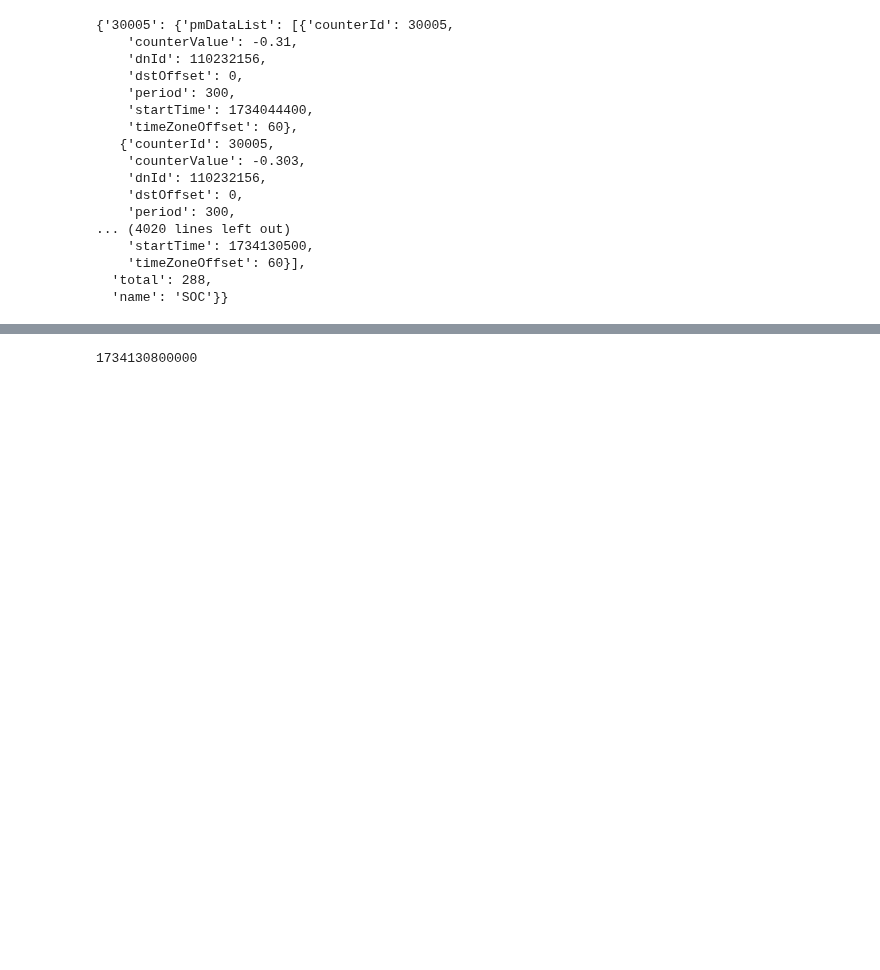
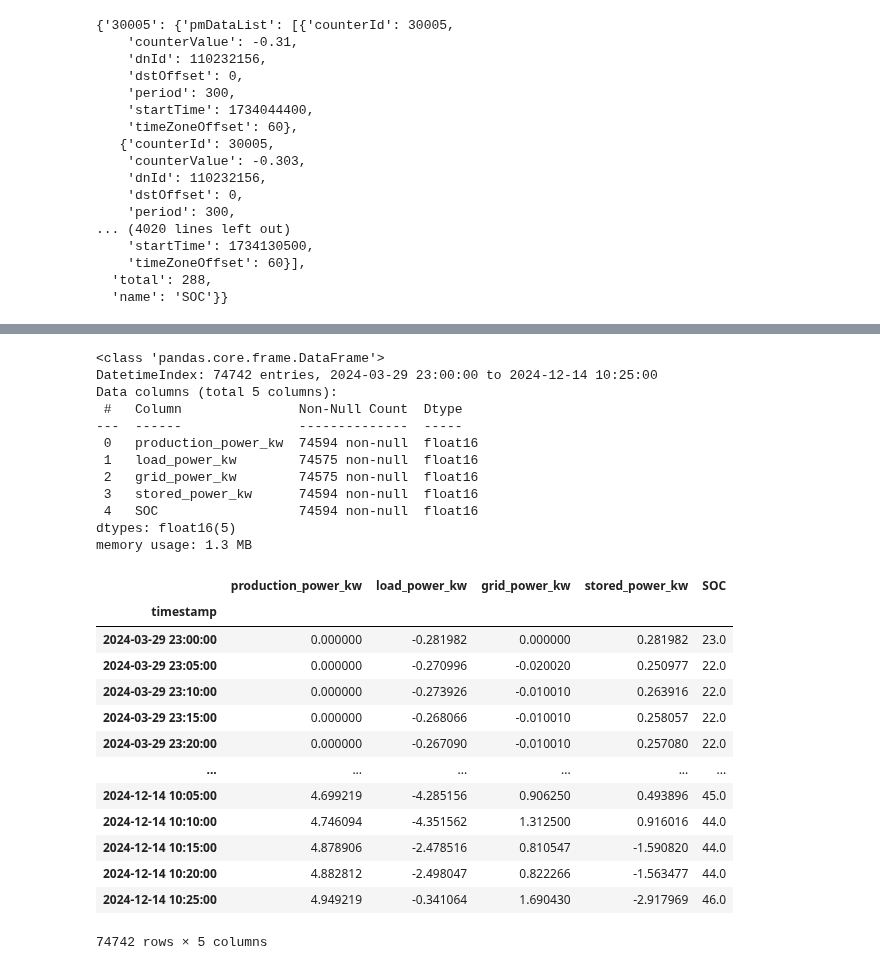
Before and after one commit to EmaR97/EnergyManagementRL, a Jupyter notebook: notebooks/03-fusion-solar-client-extension.ipynb, the cells around one changed output, grey strips where cells are left out. Cells and saved outputs as stored; diff of their text form; code cells hidden in the pictures; blank space fills up the shorter version.

```diff
--- a/notebooks/03-fusion-solar-client-extension.ipynb
+++ b/notebooks/03-fusion-solar-client-extension.ipynb
@@ -128,2 +50,39 @@ memory usage: 1.3 MB
+# %%
+current_time = pd.Timestamp.now()
+grid_connection_time = pd.to_datetime(client.get_plant_details(_plant_id)['gridConnectedTime'].split()[0])
+TIMEZONE_LOCAL = 'Europe/Rome'
+
+unformatted_plant_history, final_plant_history=client.get_plant_history(grid_connection_time, current_time,_battery_id,_plant_id,TIMEZONE_LOCAL)
+# %%
+# Display the resulting dataframe
+final_plant_history.info()
+final_plant_history
+# %% [output]
+<class 'pandas.core.frame.DataFrame'>
+DatetimeIndex: 74742 entries, 2024-03-29 23:00:00 to 2024-12-14 10:25:00
+Data columns (total 5 columns):
+ #   Column               Non-Null Count  Dtype
+---  ------               --------------  -----
+ 0   production_power_kw  74594 non-null  float16
+ 1   load_power_kw        74575 non-null  float16
+ 2   grid_power_kw        74575 non-null  float16
+ 3   stored_power_kw      74594 non-null  float16
+ 4   SOC                  74594 non-null  float16
+dtypes: float16(5)
+memory usage: 1.3 MB
+|  | production_power_kw | load_power_kw | grid_power_kw | stored_power_kw | SOC |
+| timestamp |  |  |  |  |  |
+| 2024-03-29 23:00:00 | 0.000000 | -0.281982 | 0.000000 | 0.281982 | 23.0 |
+| 2024-03-29 23:05:00 | 0.000000 | -0.270996 | -0.020020 | 0.250977 | 22.0 |
+| 2024-03-29 23:10:00 | 0.000000 | -0.273926 | -0.010010 | 0.263916 | 22.0 |
+| 2024-03-29 23:15:00 | 0.000000 | -0.268066 | -0.010010 | 0.258057 | 22.0 |
+| 2024-03-29 23:20:00 | 0.000000 | -0.267090 | -0.010010 | 0.257080 | 22.0 |
+| ... | ... | ... | ... | ... | ... |
+| 2024-12-14 10:05:00 | 4.699219 | -4.285156 | 0.906250 | 0.493896 | 45.0 |
+| 2024-12-14 10:10:00 | 4.746094 | -4.351562 | 1.312500 | 0.916016 | 44.0 |
+| 2024-12-14 10:15:00 | 4.878906 | -2.478516 | 0.810547 | -1.590820 | 44.0 |
+| 2024-12-14 10:20:00 | 4.882812 | -2.498047 | 0.822266 | -1.563477 | 44.0 |
+| 2024-12-14 10:25:00 | 4.949219 | -0.341064 | 1.690430 | -2.917969 | 46.0 |
+74742 rows × 5 columns
 # %%
 data_folder = '../data/'
@@ -132,4 +90,0 @@ plant_hist.to_csv(data_folder + 'plant_hist.csv')
-# %%
-START_TODAY_MILLIS
-# %% [output]
-1734130800000
```
Also changed, not shown: parts of 6 cells of this notebook, 3 other files.
